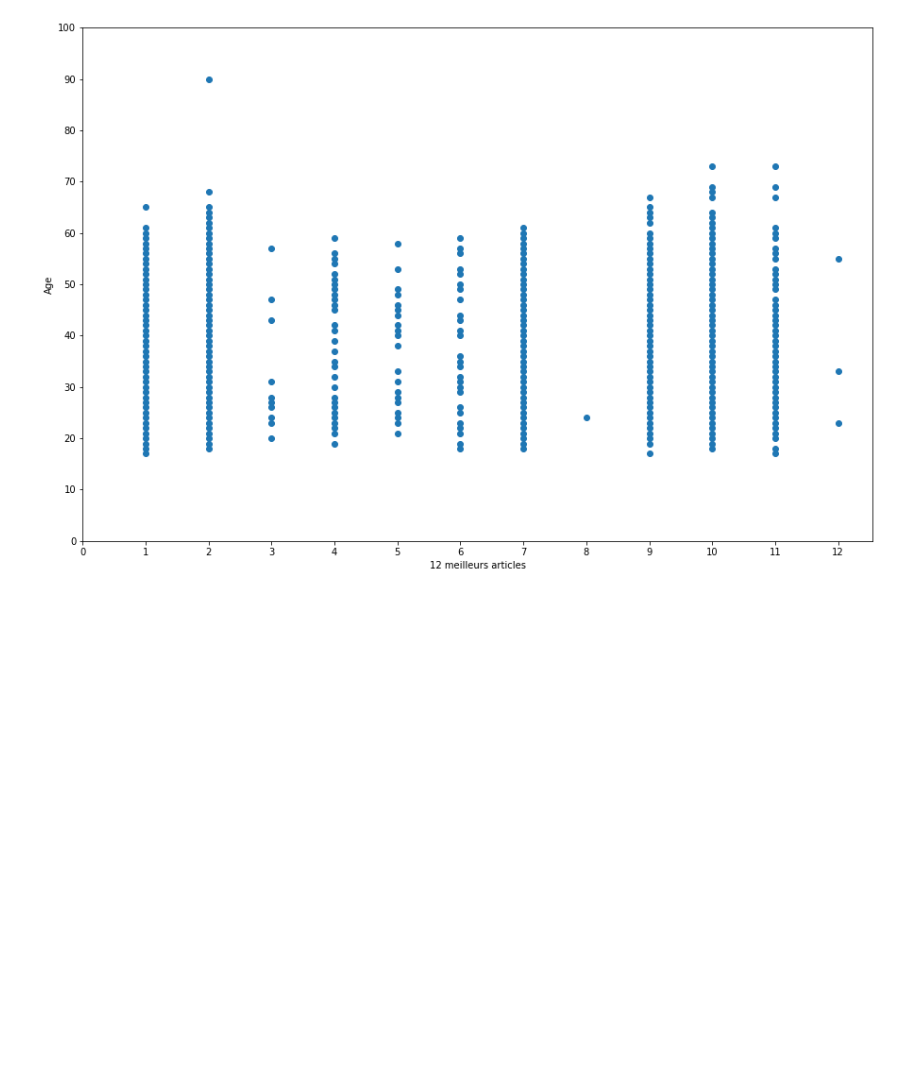
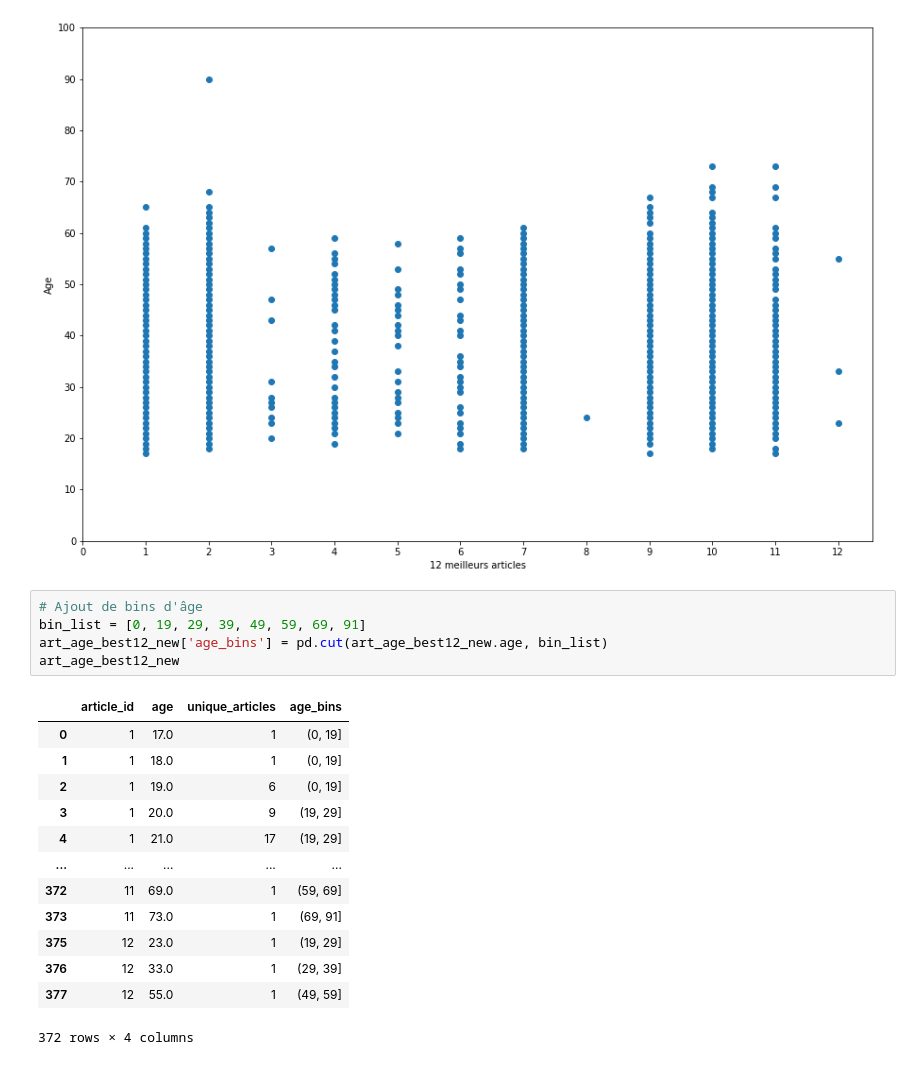
Before and after one commit to treb93/pyhm, a Jupyter notebook: clust_cust.ipynb, the cells around one changed output. Cells and saved outputs as stored; diff of their text form; blank space fills up the shorter version.

```diff
--- a/clust_cust.ipynb
+++ b/clust_cust.ipynb
@@ -357,3 +357,22 @@ plt.xlabel('12 meilleurs articles')
 plt.ylabel('Age');
 # %% [output]
 [figure]
+# %%
+# Ajout de bins d'âge
+bin_list = [0, 19, 29, 39, 49, 59, 69, 91]
+art_age_best12_new['age_bins'] = pd.cut(art_age_best12_new.age, bin_list)
+art_age_best12_new
+# %% [output]
+|  | article_id | age | unique_articles | age_bins |
+| 0 | 1 | 17.0 | 1 | (0, 19] |
+| 1 | 1 | 18.0 | 1 | (0, 19] |
+| 2 | 1 | 19.0 | 6 | (0, 19] |
+| 3 | 1 | 20.0 | 9 | (19, 29] |
+| 4 | 1 | 21.0 | 17 | (19, 29] |
+| ... | ... | ... | ... | ... |
+| 372 | 11 | 69.0 | 1 | (59, 69] |
+| 373 | 11 | 73.0 | 1 | (69, 91] |
+| 375 | 12 | 23.0 | 1 | (19, 29] |
+| 376 | 12 | 33.0 | 1 | (29, 39] |
+| 377 | 12 | 55.0 | 1 | (49, 59] |
+372 rows × 4 columns
```
Also changed, not shown: parts of 1 cell of this notebook.
